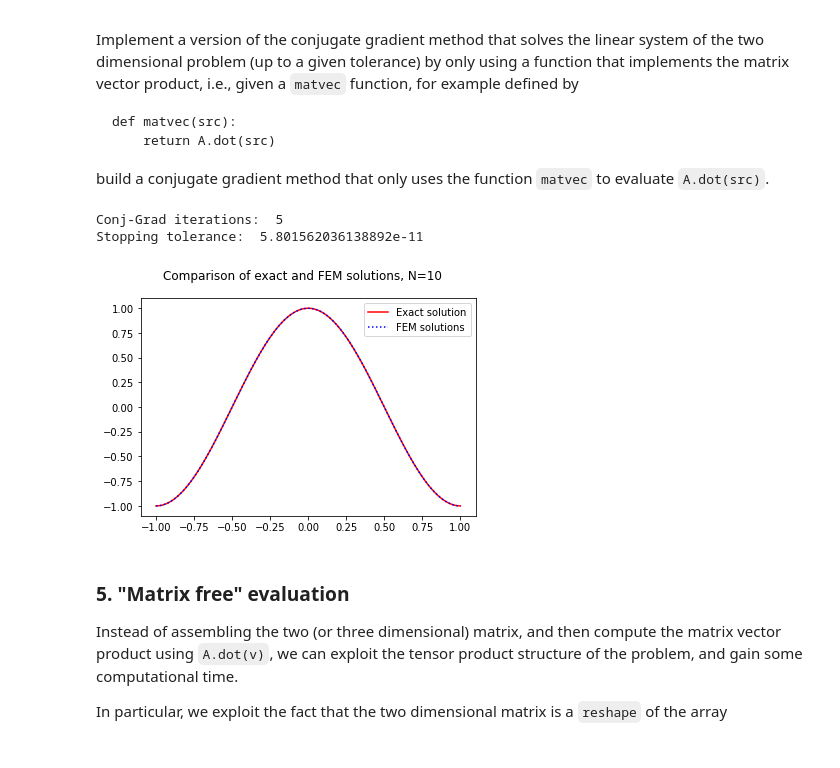
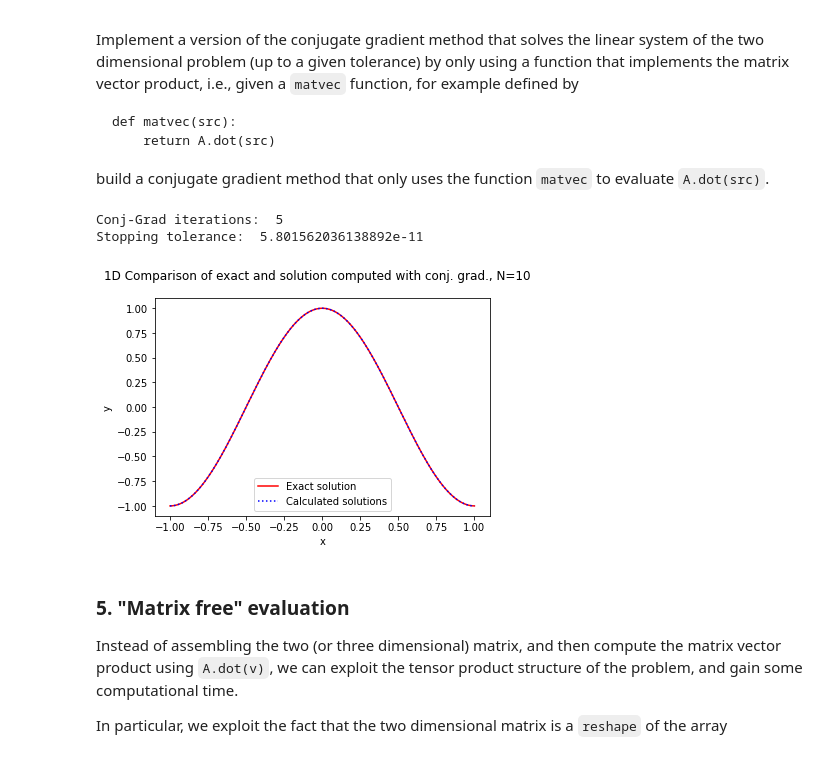
Before and after one commit to giuliodondi/numerical-analysis-2020-2021, a Jupyter notebook: notebooks/myproject_new.ipynb, the cells around one changed output. Saved outputs shown, nothing was run; the diff lists cells and outputs as text; code cells hidden in the pictures.

```diff
--- a/notebooks/myproject_new.ipynb
+++ b/notebooks/myproject_new.ipynb
@@ -265,7 +264,7 @@ def compute_one_dimensional_matrices(n):
 
         B[i,:] = lag_basis[i](quad_p)
 
-        base_i_prime = polyder(lag_basis[i])
+        base_i_prime = np.polyder(lag_basis[i])
         D[i,:] = base_i_prime(quad_p)
 
         #bases_nodes_val[i]=0
@@ -276,8 +275,8 @@ def compute_one_dimensional_matrices(n):
     A = np.zeros((n, n), dtype=np.float64)
 
 
-    K = einsum('iq, q, jq -> ij', D, quad_w, D)
-    M = einsum('iq, q, jq -> ij', B, quad_w, B)
+    K = np.einsum('iq, q, jq -> ij', D, quad_w, D)
+    M = np.einsum('iq, q, jq -> ij', B, quad_w, B)
 
 
 
@@ -437,9 +441,9 @@ Write a function that, given the number of Chebishev points `n` per each coordin
 
 def compute_two_dimensional_matrices(n,K,M):
 
-    KM = einsum('ik, jl -> ijkl', K, M)
-    MK = einsum('ik, jl -> ijkl', M, K)
-    MM = einsum('ik, jl -> ijkl', M, M)
+    KM = np.einsum('ik, jl -> ijkl', K, M)
+    MK = np.einsum('ik, jl -> ijkl', M, K)
+    MM = np.einsum('ik, jl -> ijkl', M, M)
     KK = KM+MK
     AA = KK+MM
 
@@ -664,9 +679,9 @@ def cg(matvec, b, x0, tol=1e-05, maxiter=10000):
     # inside this function, you can call matvec(b) to evaluate the matrix vector
     L = len(b)
 
-    x = np.zeros(L,dtype=float64)
-    r = np.ones(L,dtype=float64)
-    p = np.ones(L,dtype=float64)
+    x = np.zeros(L,dtype=np.float64)
+    r = np.ones(L,dtype=np.float64)
+    p = np.ones(L,dtype=np.float64)
 
 
     k=0;
@@ -677,7 +692,7 @@ def cg(matvec, b, x0, tol=1e-05, maxiter=10000):
     while (k<maxiter and delta>tol):
         k=k+1
 
-        alpha=dot(p,r)/dot(p,matvec(p))
+        alpha=np.dot(p,r)/np.dot(p,matvec(p))
 
         x = x + alpha*p
 
@@ -685,7 +700,7 @@ def cg(matvec, b, x0, tol=1e-05, maxiter=10000):
 
         delta = np.linalg.norm(r, ord=2)
 
-        beta = dot(matvec(p),r)/dot(matvec(p),p)
+        beta = np.dot(matvec(p),r)/np.dot(matvec(p),p)
 
         p = r -  beta*p
 
@@ -704,40 +719,42 @@ def oned_cg_compute_solution(n, force_f):
     #compute the rhs
     rhs = compute_one_dimensional_RHS_(n, B, force_f )
 
     #solve the system
-    x0 = np.zeros(size(rhs), dtype=float64)
+    x0 = np.zeros(np.size(rhs), dtype=np.float64)
     coef_sol = cg( A.dot, rhs, x0 )
 
 
     #return just the coefficients
     return coef_sol
 
 
 
 
 
 
 # calculate a solution and plot it
-xvec = linspace(-1,1,501, dtype=float64 )
+xvec = np.linspace(-1,1,501, dtype=np.float64 )
 
 exact_sol_eval = exact_one_d(xvec)
 
 calc_coef, iters, delta = oned_cg_compute_solution(10, forcing_one_d)
 calc_sol_eval = oned_eval_solution(xvec, calc_coef)
 
 print("Conj-Grad iterations: ",iters)
 print ("Stopping tolerance: ",delta)
 
 plt.figure()
-ex_sol_h, = plot(xvec,exact_sol_eval,'r')
-calc_sol_h, = plot(xvec,calc_sol_eval,'b:')
-plt.suptitle('Comparison of exact and FEM solutions, N=10')
-plt.legend((ex_sol_h,calc_sol_h),('Exact solution','FEM solutions'))
+ex_sol_h, = plt.plot(xvec,exact_sol_eval,'r')
+calc_sol_h, = plt.plot(xvec,calc_sol_eval,'b:')
+plt.suptitle('1D Comparison of exact and solution computed with conj. grad., N=10')
+plt.xlabel("x")
+plt.ylabel("y")
+plt.legend((ex_sol_h,calc_sol_h),('Exact solution','Calculated solutions'))
 plt.show()
 # %% [output]
 Conj-Grad iterations:  5
 Stopping tolerance:  5.801562036138892e-11
-[figure, old version]
+[figure, new version]
 # %% [markdown]
 ### 5. "Matrix free" evaluation
 
```
Also changed, not shown: parts of 6 cells of this notebook.
